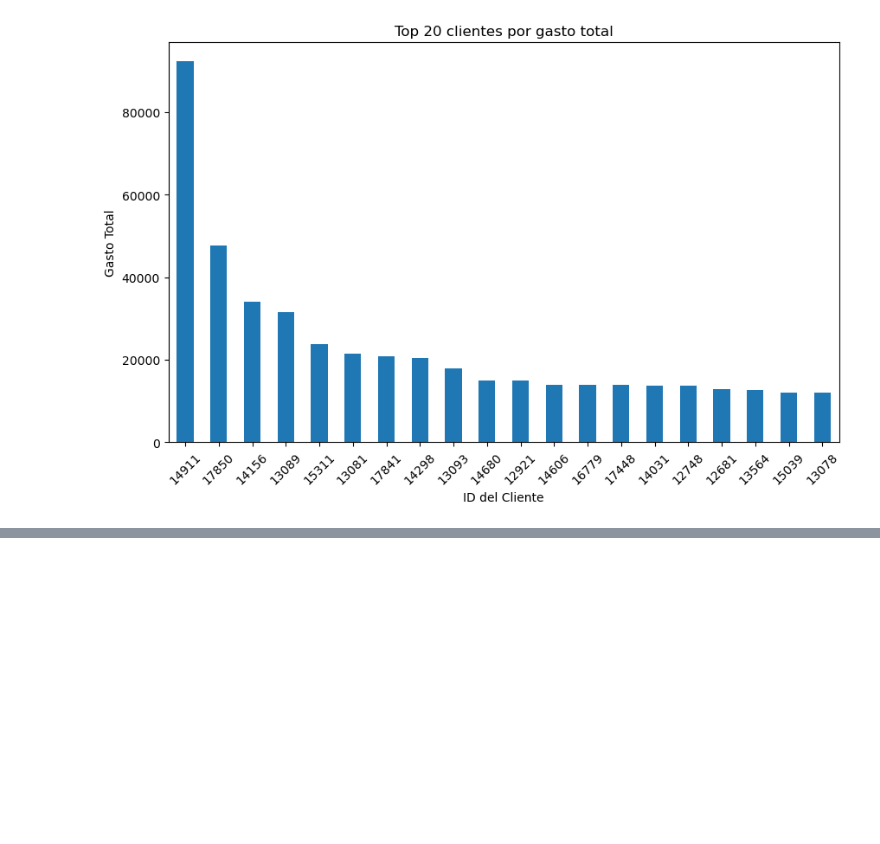
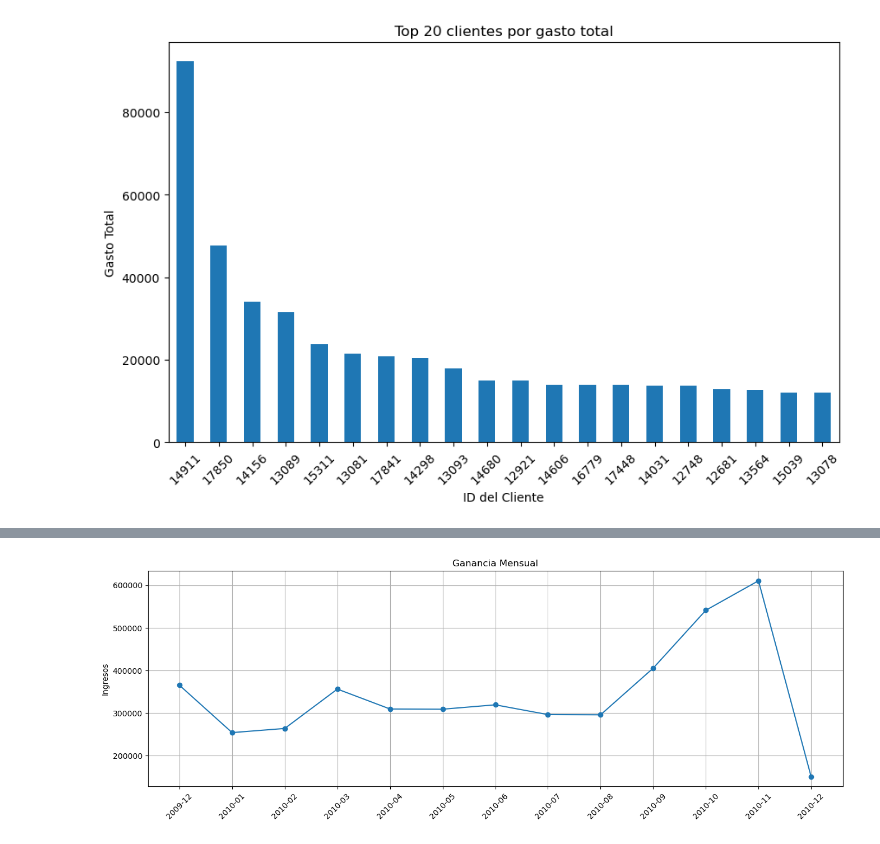
Before and after one commit to DaLeedev/CLTV_PROJECT, a Jupyter notebook: notebooks/Exploracion de los Datos.ipynb, the cells around one changed output, grey strips where cells are left out. Cells and saved outputs as stored; diff of their text form; code cells hidden in the pictures; blank space fills up the shorter version.

```diff
--- a/notebooks/Exploracion de los Datos.ipynb
+++ b/notebooks/Exploracion de los Datos.ipynb
@@ -31,7 +31,3 @@ plt.xticks(rotation=45)
 plt.show()
 # %% [output]
 [figure]
-# %%
-df.set_index('invoicedate').resample('M')['totalprice'].sum().plot(figsize=(10,4))
-plt.title("Ingresos por mes")
-plt.show()
@@ -48,0 +43,21 @@ plt.show()
+# %%
+df['year'] = df['invoicedate'].dt.year
+df['month'] = df['invoicedate'].dt.month
+df['day'] = df['invoicedate'].dt.day
+df['week'] = df['invoicedate'].dt.isocalendar().week
+df['weekday'] = df['invoicedate'].dt.weekday   # 0 = lunes
+df['hour'] = df['invoicedate'].dt.hour
+
+df['year_month'] = df['invoicedate'].dt.to_period('M').astype(str)
+# %%
+monthly_revenue = df.groupby('year_month')['totalprice'].sum()
+
+plt.figure(figsize=(16,5))
+plt.plot(monthly_revenue.index, monthly_revenue.values, marker="o")
+plt.xticks(rotation=45)
+plt.title("Ganancia Mensual")
+plt.ylabel("Ingresos")
+plt.grid(True)
+plt.show()
+# %% [output]
+[figure, added]
```
Also changed, not shown: parts of 5 cells of this notebook.
